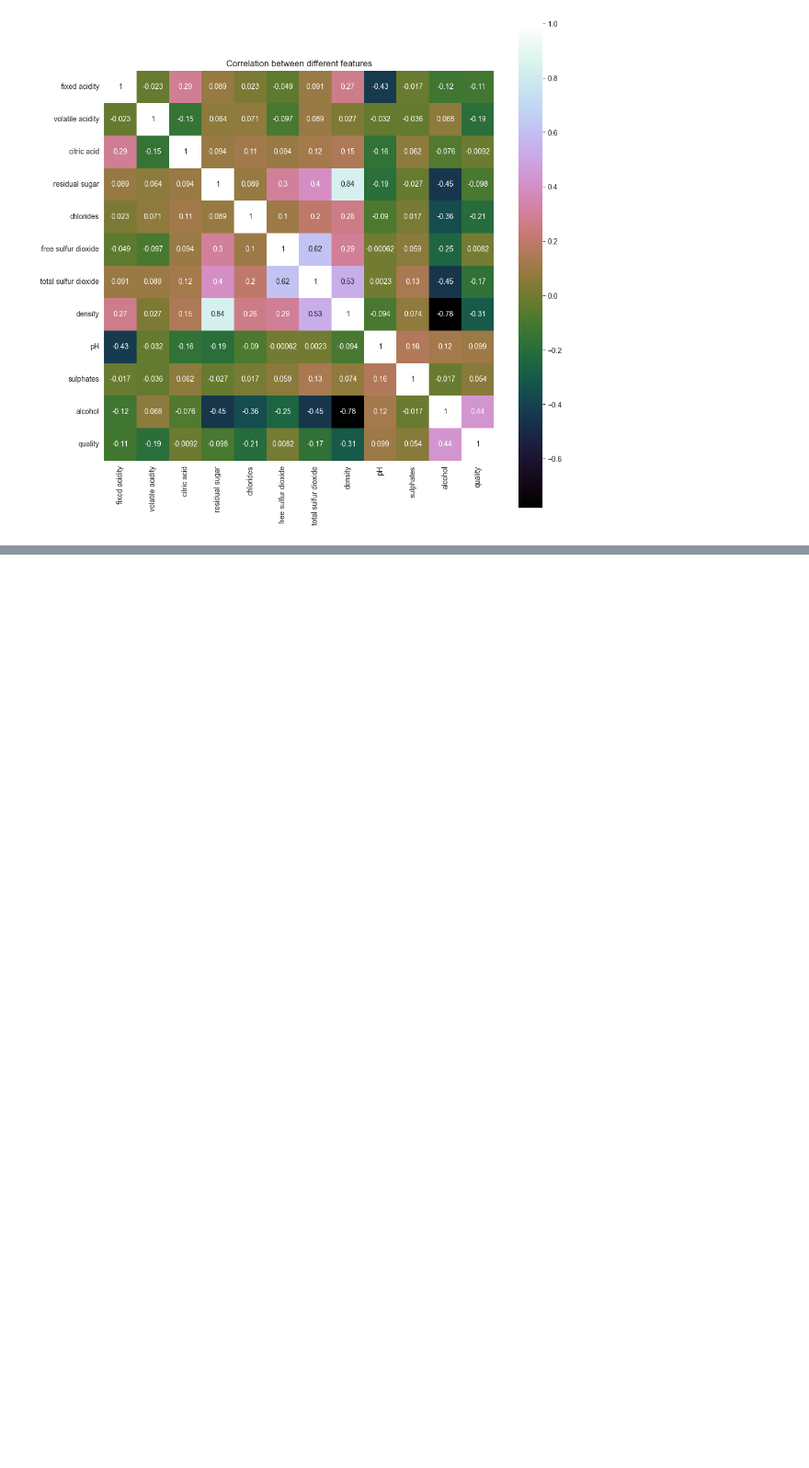
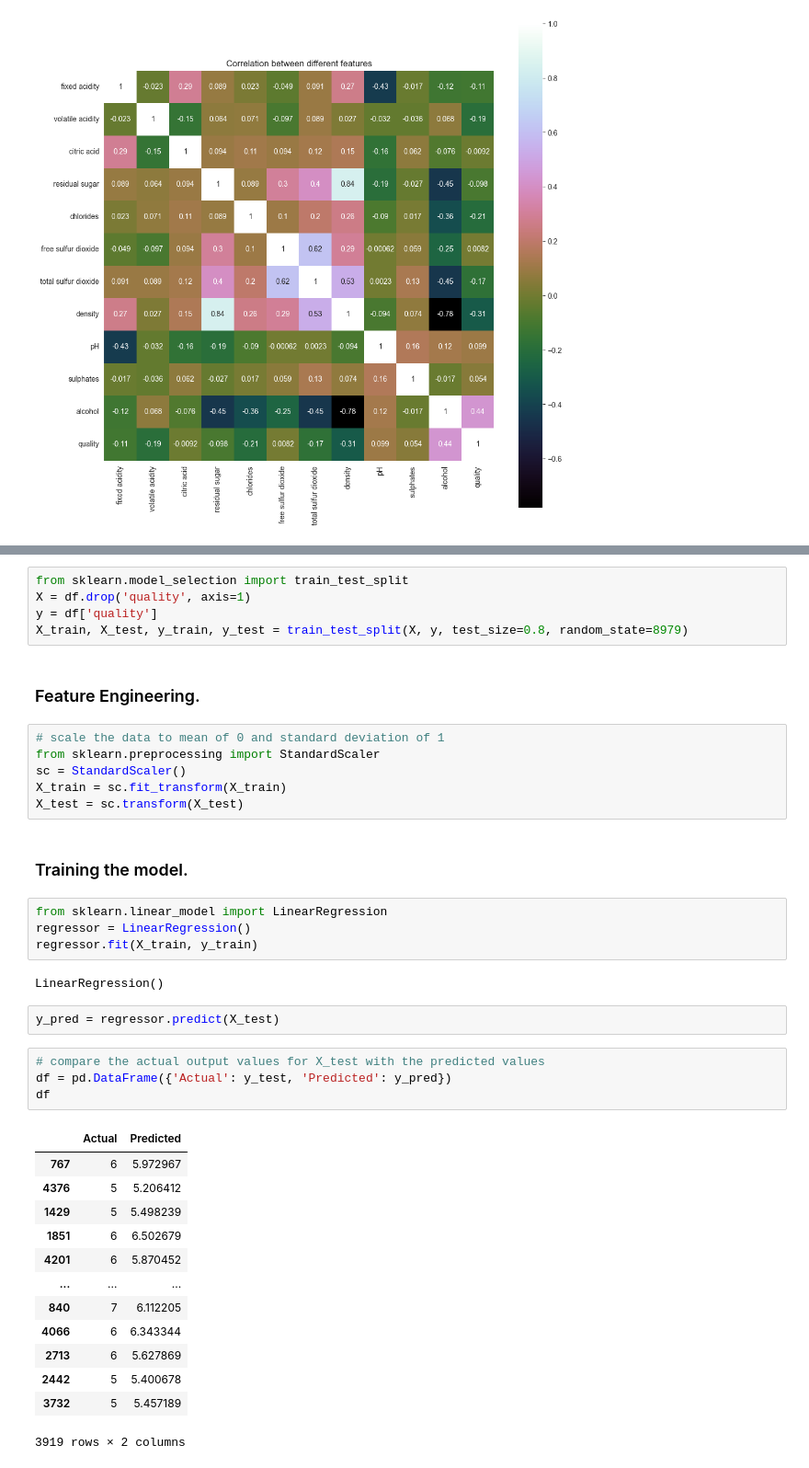
Before and after one commit to Rawlsy-py/7CS070_AI_Tech, a Jupyter notebook: 2118979_7CS070_Assignment/2118979_Task1_Algo2.ipynb, the cells around one changed output, grey strips where cells are left out. Shown: that part at 92% size. Saved outputs shown, nothing was run; the diff lists cells and outputs as text; blank space fills up the shorter version.

```diff
--- a/2118979_7CS070_Assignment/2118979_Task1_Algo2.ipynb
+++ b/2118979_7CS070_Assignment/2118979_Task1_Algo2.ipynb
@@ -79,0 +82,41 @@ Text(0.5, 1.0, 'Correlation between different features')
+# %%
+from sklearn.model_selection import train_test_split
+X = df.drop('quality', axis=1)
+y = df['quality']
+X_train, X_test, y_train, y_test = train_test_split(X, y, test_size=0.8, random_state=8979)
+# %% [markdown]
+### Feature Engineering.
+# %%
+# scale the data to mean of 0 and standard deviation of 1
+from sklearn.preprocessing import StandardScaler
+sc = StandardScaler()
+X_train = sc.fit_transform(X_train)
+X_test = sc.transform(X_test)
+# %% [markdown]
+### Training the model.
+# %%
+from sklearn.linear_model import LinearRegression
+regressor = LinearRegression()
+regressor.fit(X_train, y_train)
+# %% [output]
+LinearRegression()
+# %%
+y_pred = regressor.predict(X_test)
+# %%
+# compare the actual output values for X_test with the predicted values
+df = pd.DataFrame({'Actual': y_test, 'Predicted': y_pred})
+df
+# %% [output]
+|  | Actual | Predicted |
+| 767 | 6 | 5.972967 |
+| 4376 | 5 | 5.206412 |
+| 1429 | 5 | 5.498239 |
+| 1851 | 6 | 6.502679 |
+| 4201 | 6 | 5.870452 |
+| ... | ... | ... |
+| 840 | 7 | 6.112205 |
+| 4066 | 6 | 6.343344 |
+| 2713 | 6 | 5.627869 |
+| 2442 | 5 | 5.400678 |
+| 3732 | 5 | 5.457189 |
+3919 rows × 2 columns
```
Also changed, not shown: parts of 5 cells of this notebook.
